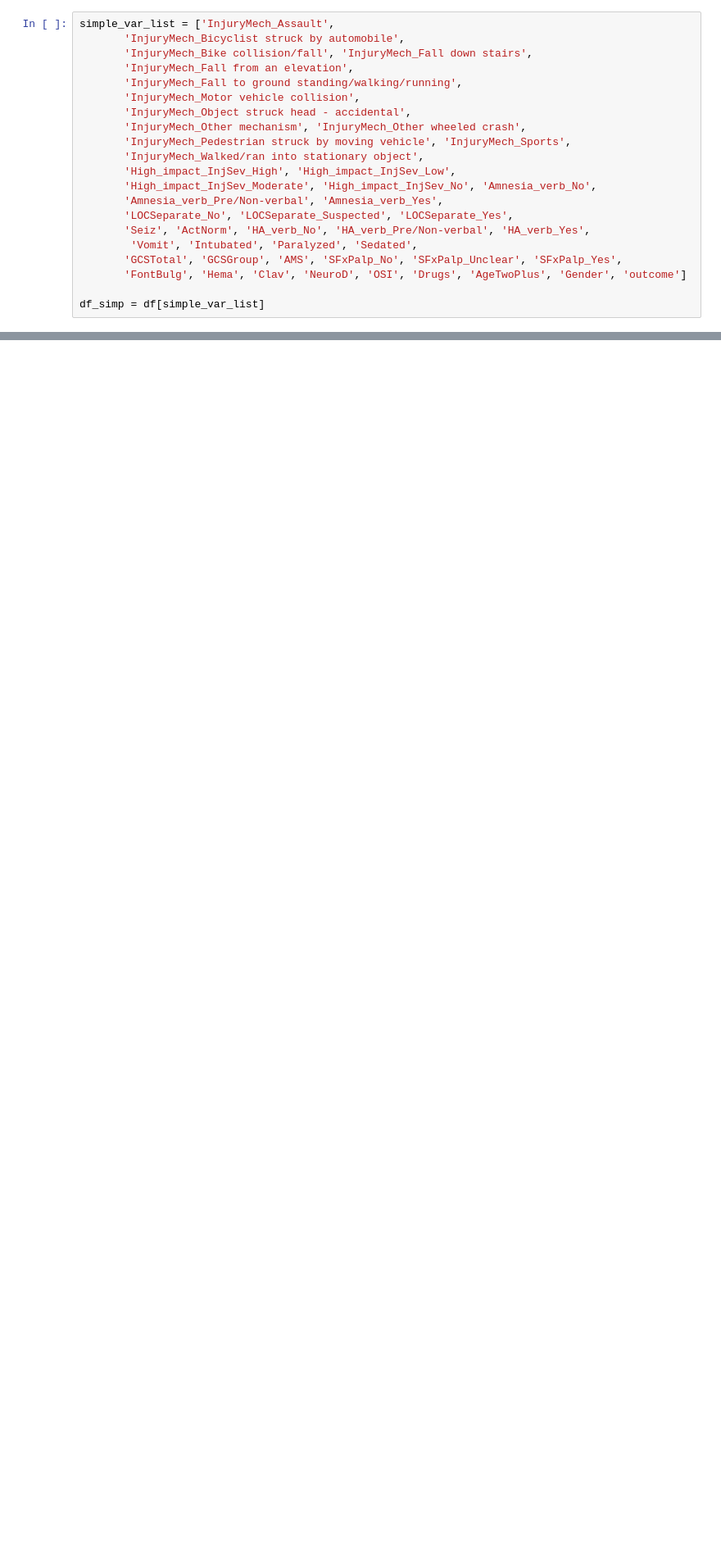
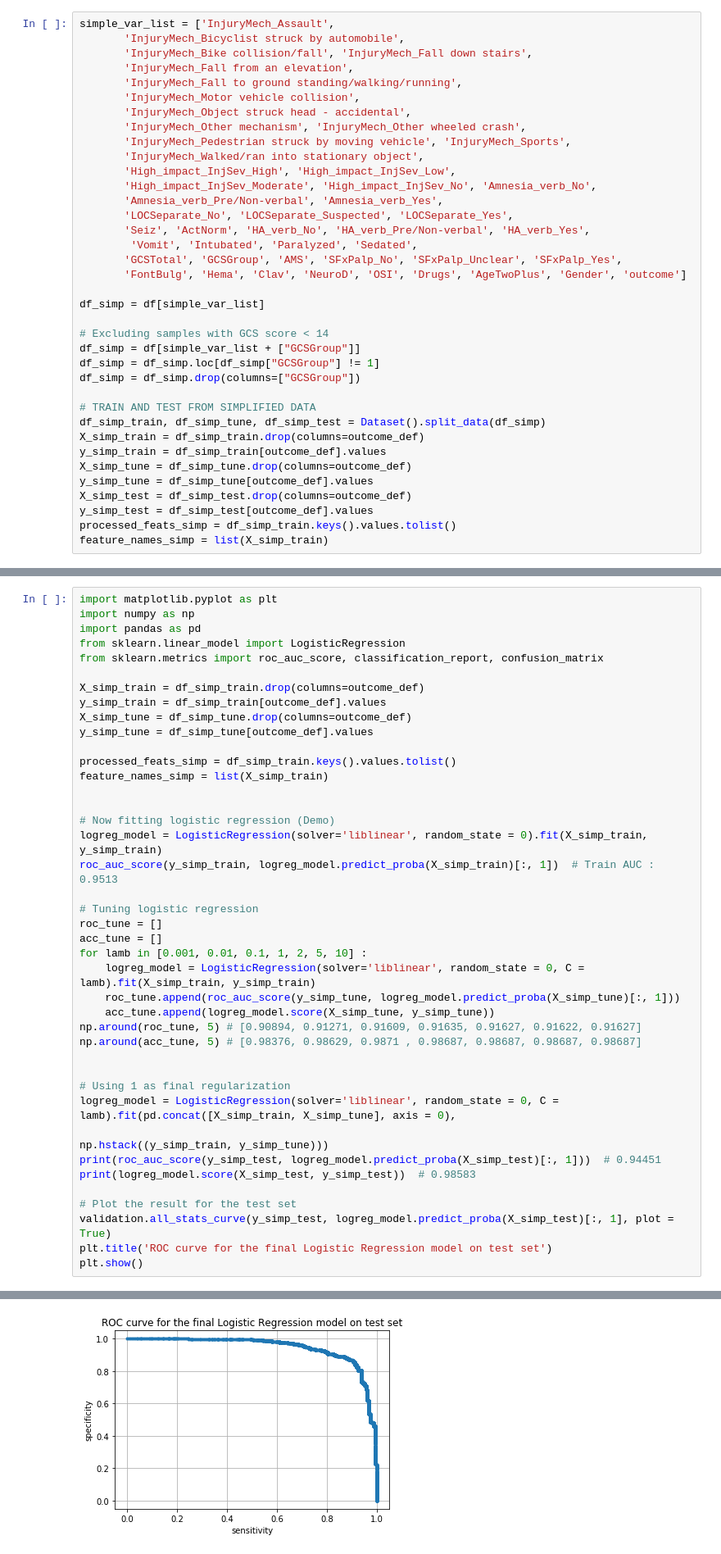
Before and after one commit to Yu-Group/clinical-rule-vetting, a Jupyter notebook: rulevetting/projects/tbi_pecarn/notebooks/01_fit_interpretable_models.ipynb, the cells around one changed output, grey strips where cells are left out. Shown at 82% size. Drawn from its saved outputs; the diff is of its cells as text; blank space fills up the shorter version.

Commit message:
Logistic regression

```diff
--- a/rulevetting/projects/tbi_pecarn/notebooks/01_fit_interpretable_models.ipynb
+++ b/rulevetting/projects/tbi_pecarn/notebooks/01_fit_interpretable_models.ipynb
@@ -80,5 +80,21 @@ simple_var_list = ['InjuryMech_Assault',
        'FontBulg', 'Hema', 'Clav', 'NeuroD', 'OSI', 'Drugs', 'AgeTwoPlus', 'Gender', 'outcome']
 
 df_simp = df[simple_var_list]
+
+# Excluding samples with GCS score < 14
+df_simp = df[simple_var_list + ["GCSGroup"]]
+df_simp = df_simp.loc[df_simp["GCSGroup"] != 1]
+df_simp = df_simp.drop(columns=["GCSGroup"])
+
+# TRAIN AND TEST FROM SIMPLIFIED DATA
+df_simp_train, df_simp_tune, df_simp_test = Dataset().split_data(df_simp)
+X_simp_train = df_simp_train.drop(columns=outcome_def)
+y_simp_train = df_simp_train[outcome_def].values
+X_simp_tune = df_simp_tune.drop(columns=outcome_def)
+y_simp_tune = df_simp_tune[outcome_def].values
+X_simp_test = df_simp_test.drop(columns=outcome_def)
+y_simp_test = df_simp_test[outcome_def].values
+processed_feats_simp = df_simp_train.keys().values.tolist()
+feature_names_simp = list(X_simp_train)
 # %%
 # SANITY CHECK
@@ -365,0 +366,42 @@ stats_list['_tune']
+# %%
+import matplotlib.pyplot as plt
+import numpy as np
+import pandas as pd
+from sklearn.linear_model import LogisticRegression
+from sklearn.metrics import roc_auc_score, classification_report, confusion_matrix
+
+X_simp_train = df_simp_train.drop(columns=outcome_def)
+y_simp_train = df_simp_train[outcome_def].values
+X_simp_tune = df_simp_tune.drop(columns=outcome_def)
+y_simp_tune = df_simp_tune[outcome_def].values
+
+processed_feats_simp = df_simp_train.keys().values.tolist()
+feature_names_simp = list(X_simp_train)
+
+
+# Now fitting logistic regression (Demo)
+logreg_model = LogisticRegression(solver='liblinear', random_state = 0).fit(X_simp_train, y_simp_train)
+roc_auc_score(y_simp_train, logreg_model.predict_proba(X_simp_train)[:, 1])  # Train AUC : 0.9513
+
+# Tuning logistic regression
+roc_tune = []
+acc_tune = []
+for lamb in [0.001, 0.01, 0.1, 1, 2, 5, 10] :
+    logreg_model = LogisticRegression(solver='liblinear', random_state = 0, C = lamb).fit(X_simp_train, y_simp_train)
+    roc_tune.append(roc_auc_score(y_simp_tune, logreg_model.predict_proba(X_simp_tune)[:, 1]))
+    acc_tune.append(logreg_model.score(X_simp_tune, y_simp_tune))
+np.around(roc_tune, 5) # [0.90894, 0.91271, 0.91609, 0.91635, 0.91627, 0.91622, 0.91627]
+np.around(acc_tune, 5) # [0.98376, 0.98629, 0.9871 , 0.98687, 0.98687, 0.98687, 0.98687]
+
+
+# Using 1 as final regularization
+logreg_model = LogisticRegression(solver='liblinear', random_state = 0, C = lamb).fit(pd.concat([X_simp_train, X_simp_tune], axis = 0),
+                                                                                      np.hstack((y_simp_train, y_simp_tune)))
+print(roc_auc_score(y_simp_test, logreg_model.predict_proba(X_simp_test)[:, 1]))  # 0.94451
+print(logreg_model.score(X_simp_test, y_simp_test))  # 0.98583
+
+# Plot the result for the test set
+validation.all_stats_curve(y_simp_test, logreg_model.predict_proba(X_simp_test)[:, 1], plot = True)
+plt.title('ROC curve for the final Logistic Regression model on test set')
+plt.show()
+# %% [output]
@@ -365,0 +410 @@ stats_list['_tune']
+[figure, added]
```
Also changed, not shown: parts of 3 cells of this notebook, 1 other file.
